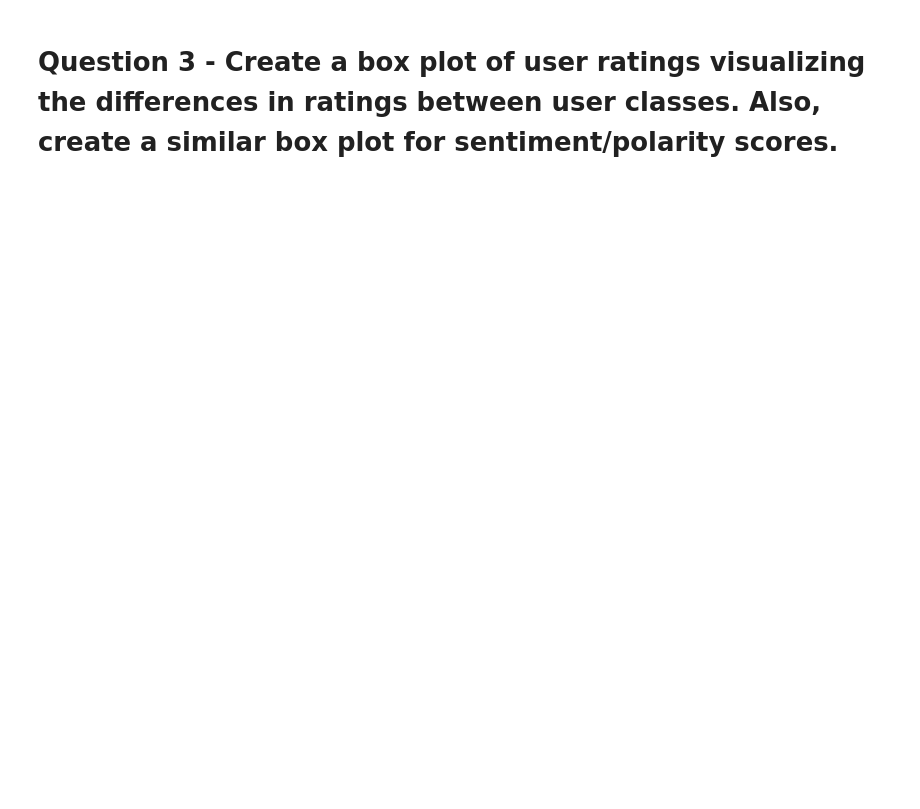
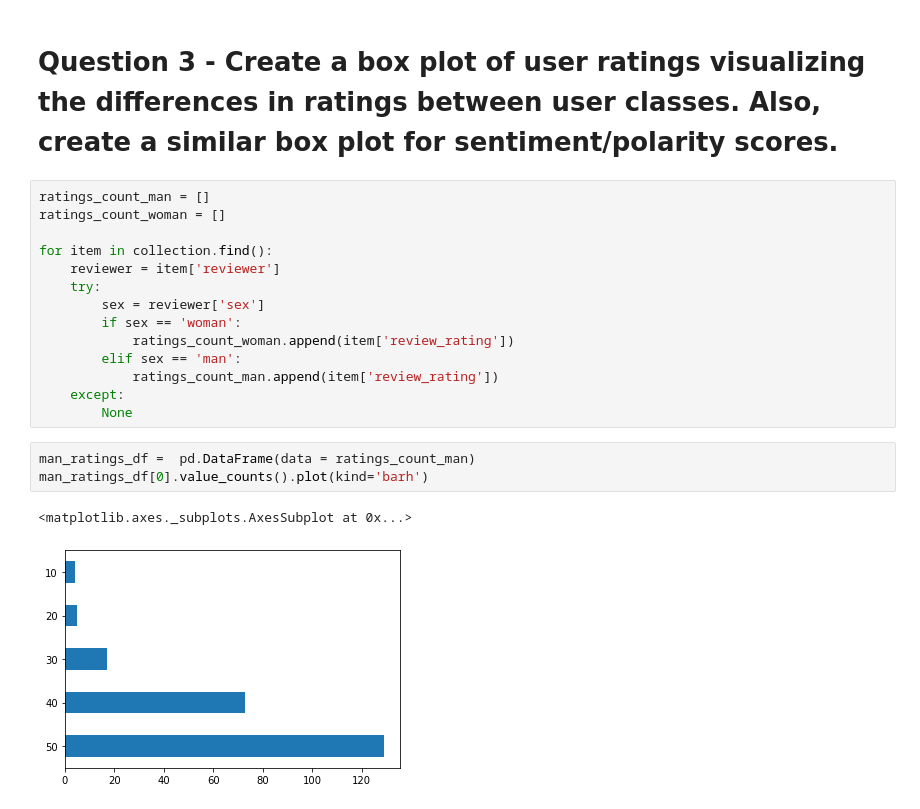
Before and after one commit to MnAppsNet/Web-Scraping-Tutorial, a Jupyter notebook: User_Profiling.ipynb, the cells around one changed output. Saved outputs shown, nothing was run; the diff lists cells and outputs as text; blank space fills up the shorter version.

```diff
--- a/User_Profiling.ipynb
+++ b/User_Profiling.ipynb
@@ -320,2 +338,22 @@ dtype: float64
 # %% [markdown]
 # Question 3 - Create a box plot of user ratings visualizing the differences in ratings between user classes. Also, create a similar box plot for sentiment/polarity scores.
+# %%
+ratings_count_man = []
+ratings_count_woman = []
+
+for item in collection.find():
+    reviewer = item['reviewer']
+    try:
+        sex = reviewer['sex']
+        if sex == 'woman':
+            ratings_count_woman.append(item['review_rating'])
+        elif sex == 'man':
+            ratings_count_man.append(item['review_rating'])
+    except:
+        None
+# %%
+man_ratings_df =  pd.DataFrame(data = ratings_count_man)
+man_ratings_df[0].value_counts().plot(kind='barh')
+# %% [output]
+<matplotlib.axes._subplots.AxesSubplot at 0x...>
+[figure, added]
```
Also changed, not shown: parts of 7 cells of this notebook.
